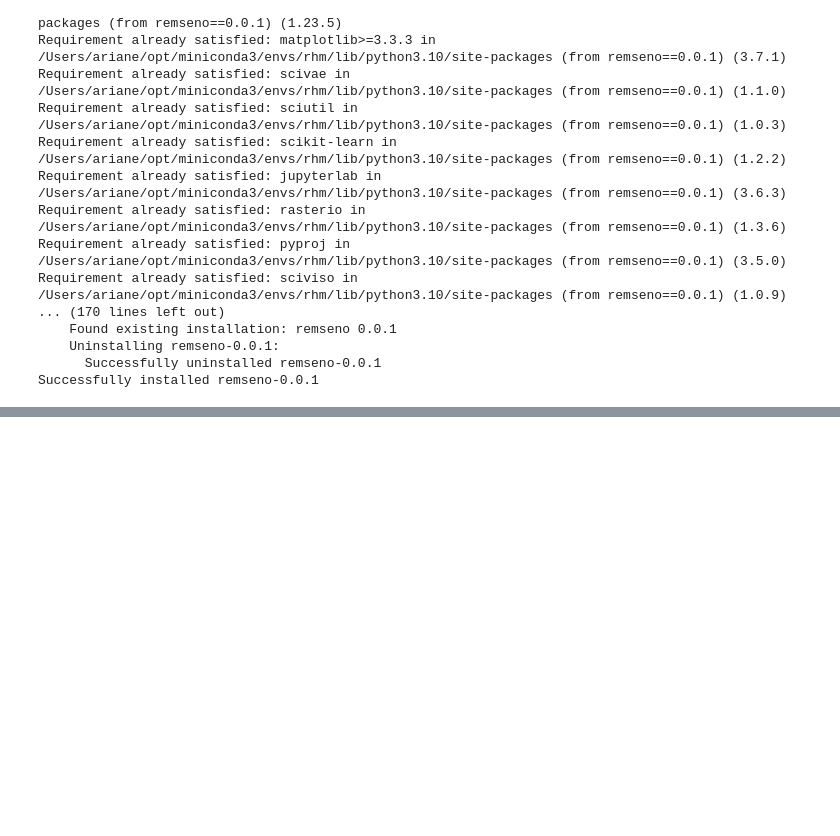
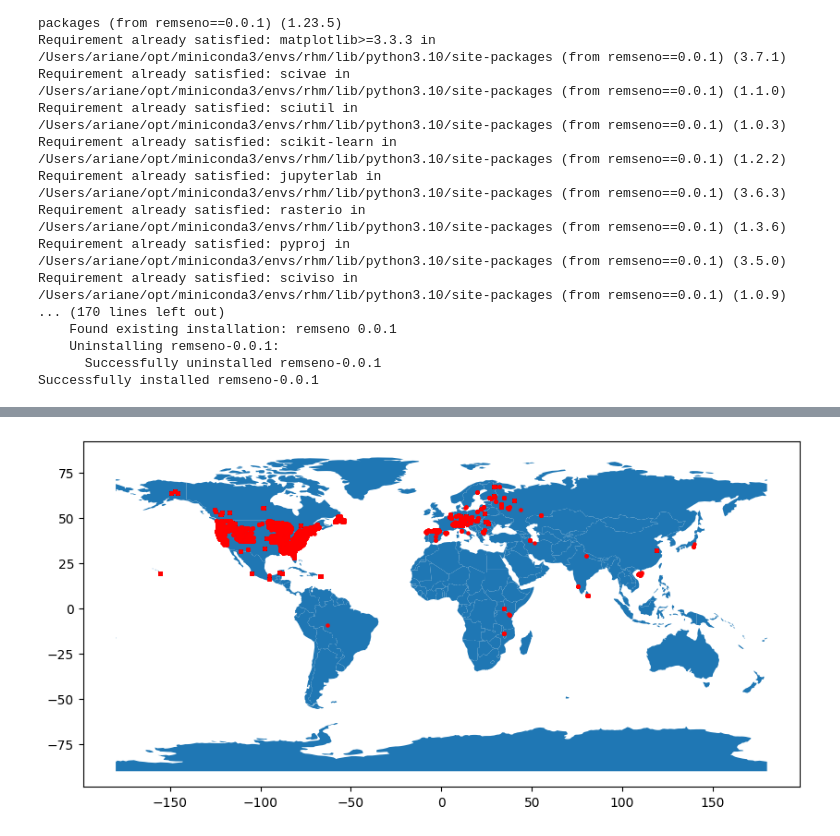
Before and after one commit to ArianeMora/remseno, a Jupyter notebook: notebooks/HarvardTrees.ipynb, the cells around one changed output, grey strips where cells are left out. Saved outputs shown, nothing was run; the diff lists cells and outputs as text; code cells hidden in the pictures; blank space fills up the shorter version.

```diff
--- a/notebooks/HarvardTrees.ipynb
+++ b/notebooks/HarvardTrees.ipynb
@@ -74,0 +150,7 @@ df.to_csv(f'{data_dir}plot.csv', index=False)
+# %%
+# Join the two dataframes as in update the species lists in the NEON dataframe
+species_df['species'] = [f'{genera[i]} {s.lower()}' for i, s in enumerate(species_df['Species'].values)]
+species_df['species'].value_counts()
+label_to_species = dict(zip(species_df.Taxon, species_df.species))
+label_to_genus = dict(zip(species_df.Taxon, species_df.Genus))
+label_to_family = dict(zip(species_df.Taxon, species_df.Family))
@@ -137,0 +428,6 @@ image_ids
+# %%
+shared_species = set(list(species_df['species'].values)) & set(list(tallo_df['species'].values))
+# %%
+# Get the tallo entries cooresponding to this
+t_df = tallo_df[tallo_df['species'].isin(shared_species)]
+t_df
@@ -137,0 +448,9 @@ image_ids
+# %%
+geometry = [Point(xy) for xy in zip(t_df['longitude'], t_df['latitude'])]
+gdf = GeoDataFrame(t_df, geometry=geometry)
+
+#this is a simple map that goes with geopandas
+world = gpd.read_file(gpd.datasets.get_path('naturalearth_lowres'))
+ax = gdf.plot(ax=world.plot(figsize=(10, 6)), marker='o', color='red', markersize=5)
+# %% [output]
+[figure, added]
```
Also changed, not shown: parts of 41 cells of this notebook, 4 other files.
